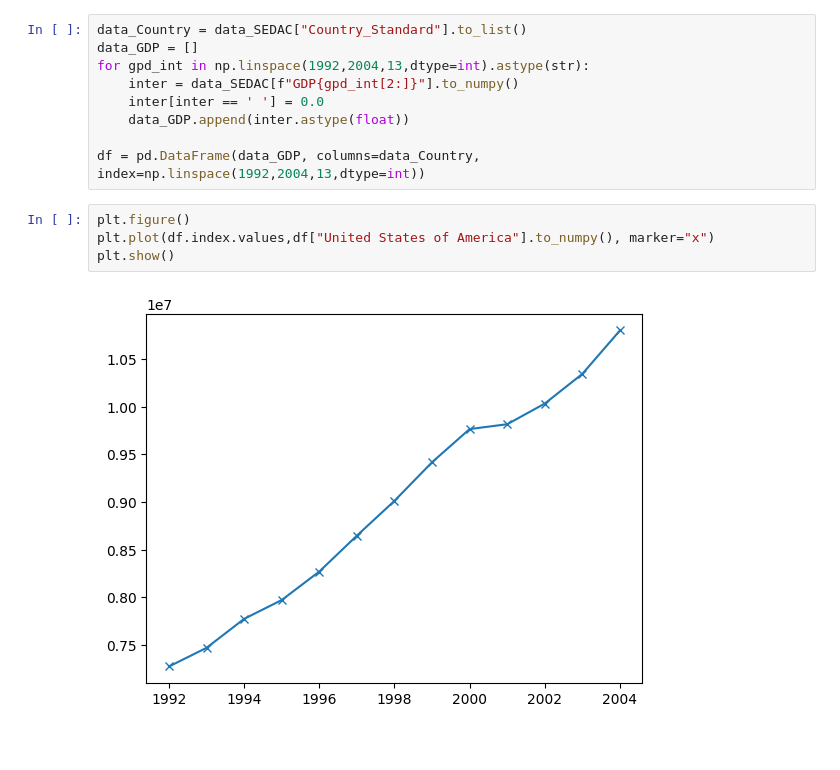
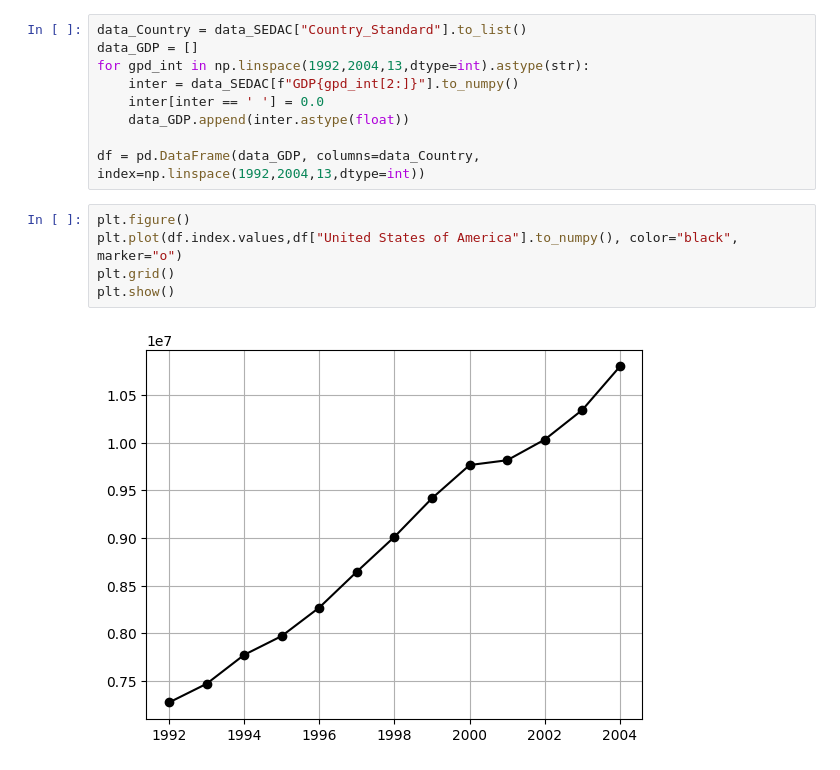
Before and after one commit to LanceryH/NASA-hackathon-2024, a Jupyter notebook: main.ipynb, the cells around one changed output. Saved outputs shown, nothing was run; the diff lists cells and outputs as text.

```diff
--- a/main.ipynb
+++ b/main.ipynb
@@ -127,7 +155,8 @@ for gpd_int in np.linspace(1992,2004,13,dtype=int).astype(str):
 df = pd.DataFrame(data_GDP, columns=data_Country, index=np.linspace(1992,2004,13,dtype=int))
 # %%
 plt.figure()
-plt.plot(df.index.values,df["United States of America"].to_numpy(), marker="x")
+plt.plot(df.index.values,df["United States of America"].to_numpy(), color="black", marker="o")
+plt.grid()
 plt.show()
 # %% [output]
-[figure, old version]
+[figure, new version]
```
Also changed, not shown: parts of 6 cells of this notebook.
